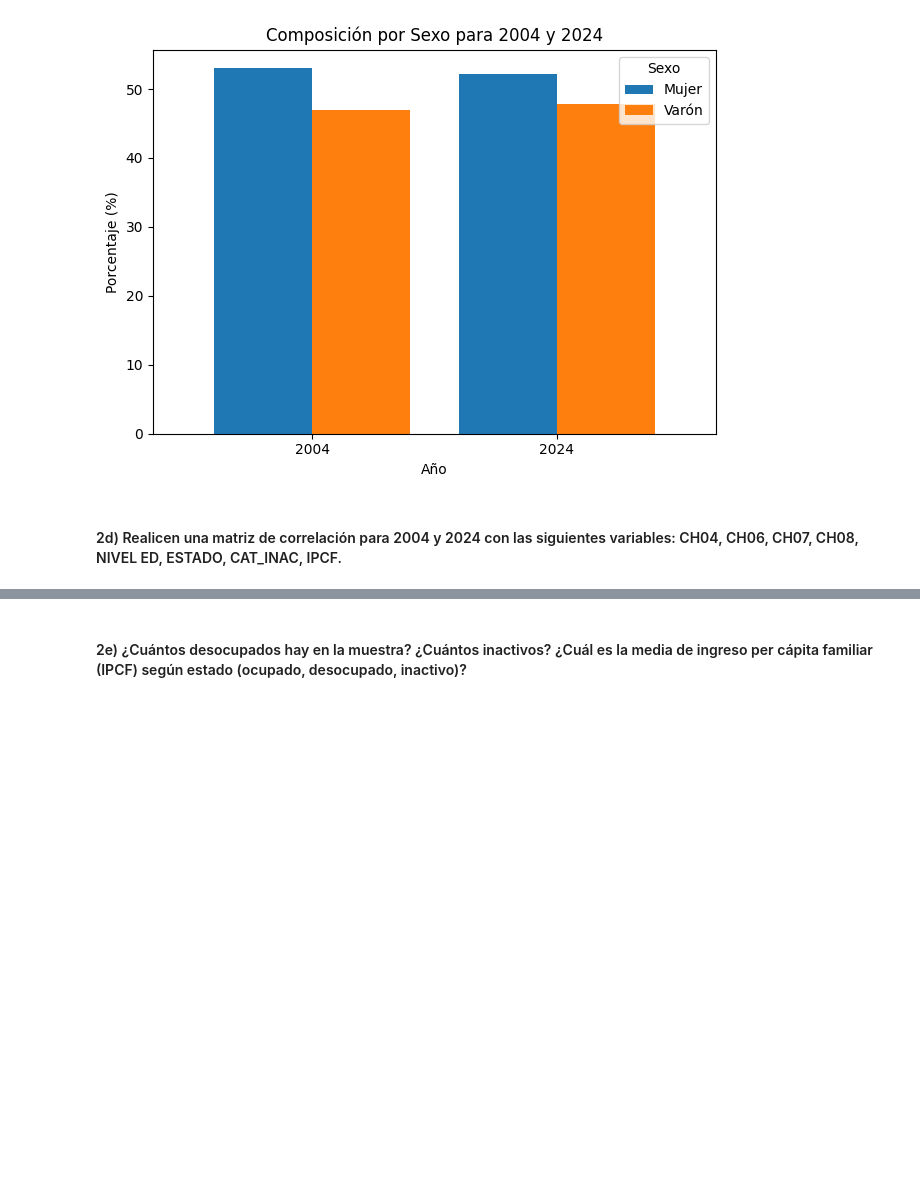
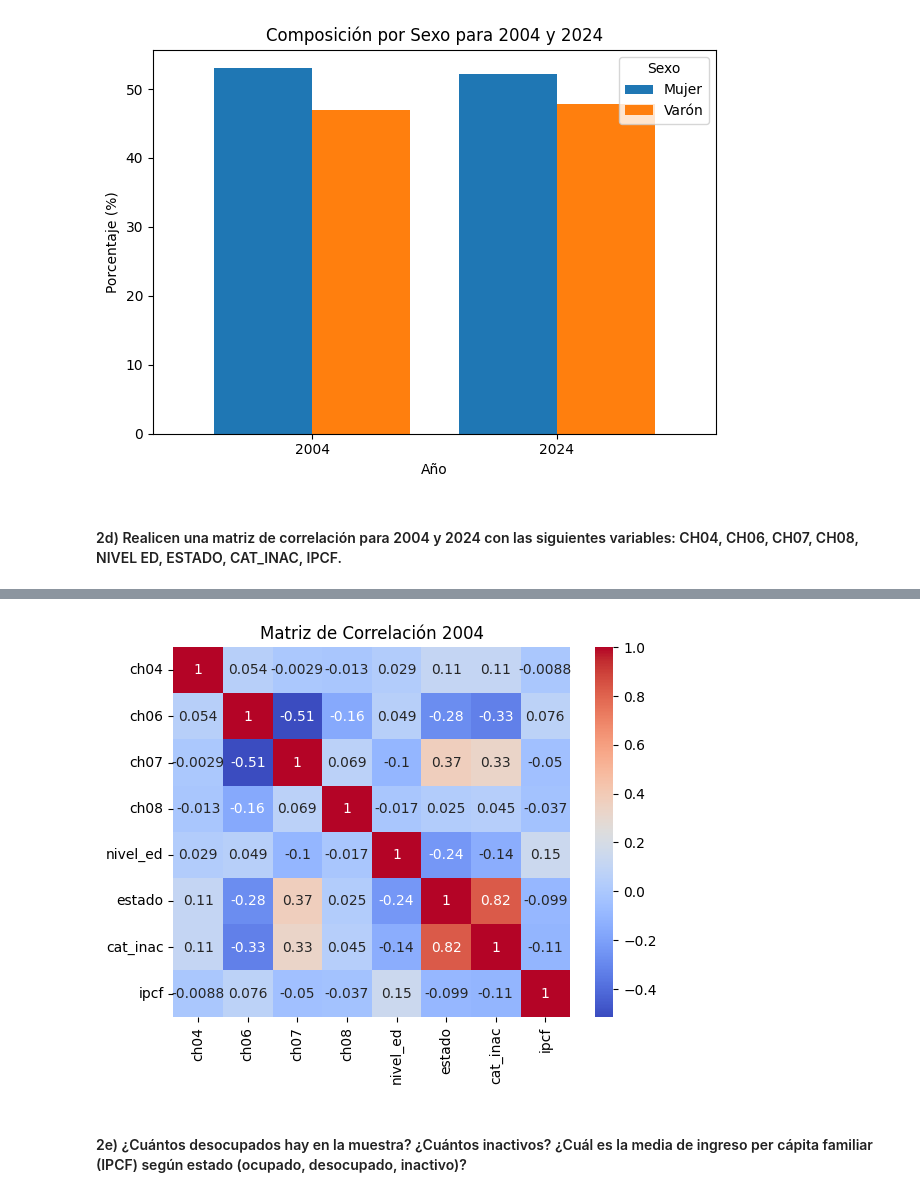
Before and after one commit to GabrielDiaz303/CC408--T1-2-, a Jupyter notebook: TP3 - Codigo.ipynb, the cells around one changed output, grey strips where cells are left out. Cells and saved outputs as stored; diff of their text form; code cells hidden in the pictures; blank space fills up the shorter version.

```diff
--- a/TP3 - Codigo.ipynb
+++ b/TP3 - Codigo.ipynb
@@ -445,3 +442,14 @@ plt.show()
+# %%
+# Calcular la matriz de correlación para 2004 y 2024
+corr_2024 = EPH_completo[EPH_completo["ano4"] == 2024][variables_interes].corr()
+#corr_2024 = data_2024_filtrado[variables_interes].corr()
+
+# Visualizar las matrices de correlación
+sns.heatmap(corr_2024, annot=True, cmap='coolwarm')
+plt.title('Matriz de Correlación 2004')
+plt.show()
+# %% [output]
+[figure, added]
 # %% [markdown]
 #### 2e) ¿Cuántos desocupados hay en la muestra? ¿Cuántos inactivos? ¿Cuál es la media de ingreso per cápita familiar (IPCF) según estado (ocupado, desocupado, inactivo)?
 # %%
```
Also changed, not shown: parts of 14 cells of this notebook.
